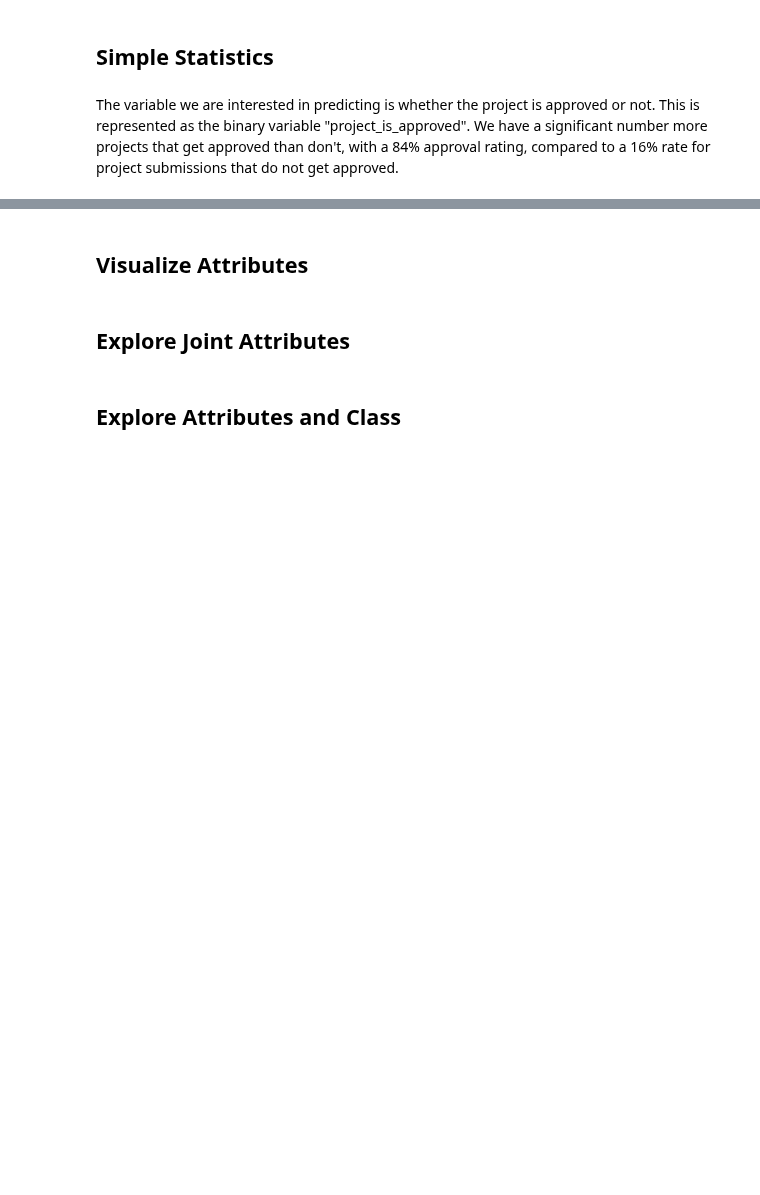
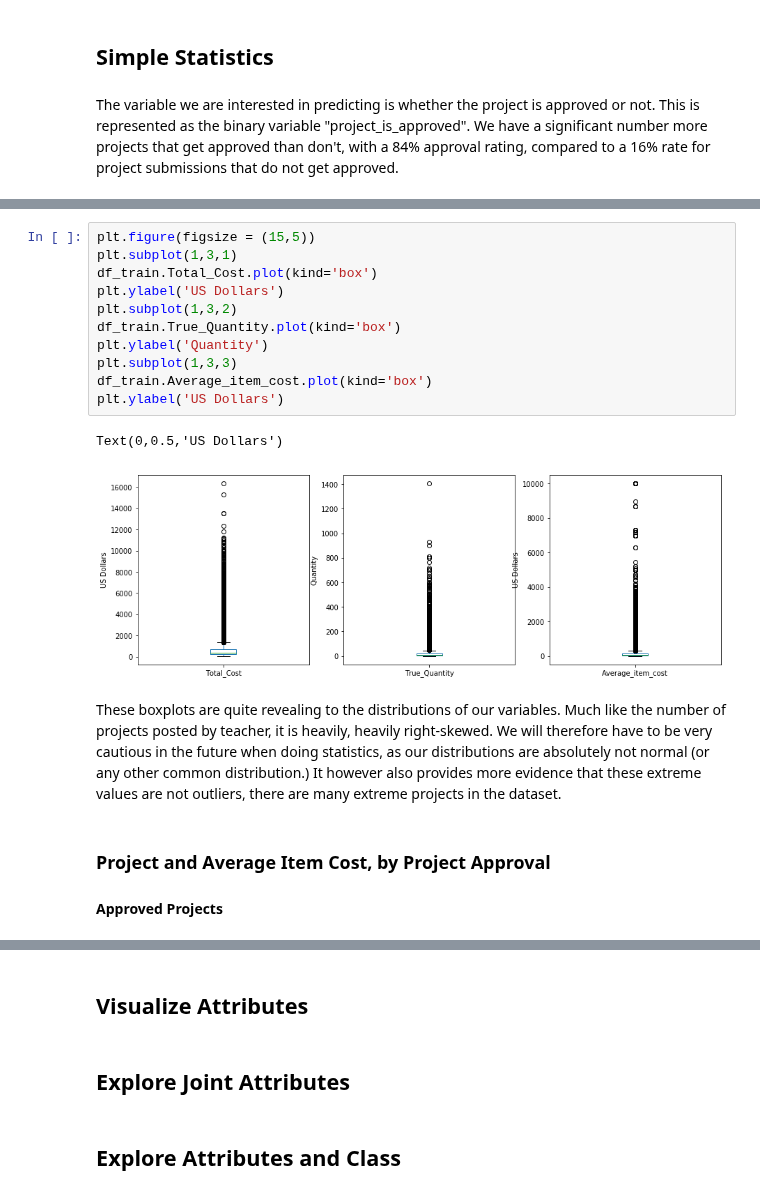
Before and after one commit to davestroud/DataMining_SMU, a Jupyter notebook: ASchams.ipynb, the cells around one changed output, grey strips where cells are left out. Cells and saved outputs as stored; diff of their text form; blank space fills up the shorter version.

```diff
--- a/ASchams.ipynb
+++ b/ASchams.ipynb
@@ -264,0 +374,20 @@ Name: project_is_approved, dtype: int64
+# %%
+plt.figure(figsize = (15,5))
+plt.subplot(1,3,1)
+df_train.Total_Cost.plot(kind='box')
+plt.ylabel('US Dollars')
+plt.subplot(1,3,2)
+df_train.True_Quantity.plot(kind='box')
+plt.ylabel('Quantity')
+plt.subplot(1,3,3)
+df_train.Average_item_cost.plot(kind='box')
+plt.ylabel('US Dollars')
+# %% [output]
+Text(0,0.5,'US Dollars')
+[figure, added]
+# %% [markdown]
+These boxplots are quite revealing to the distributions of our variables. Much like the number of projects posted by teacher, it is heavily, heavily right-skewed. We will therefore have to be very cautious in the future when doing statistics, as our distributions are absolutely not normal (or any other common distribution.) It however also provides more evidence that these extreme values are not outliers, there are many extreme projects in the dataset.
+# %% [markdown]
+### Project and Average Item Cost, by Project Approval
+
+#### Approved Projects
```
Also changed, not shown: parts of 30 cells of this notebook, 1 other file.
